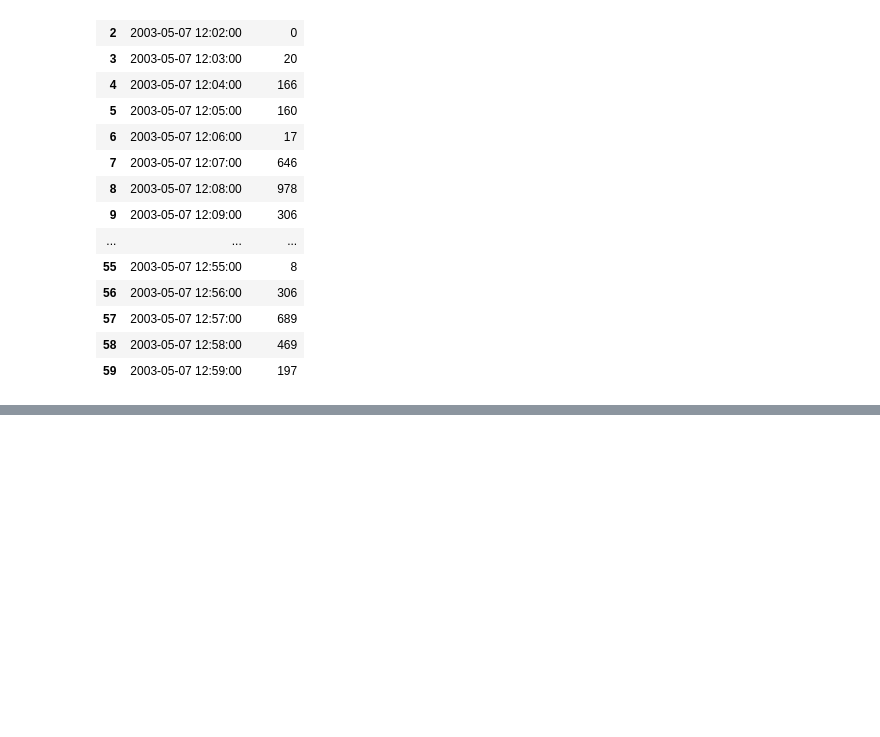
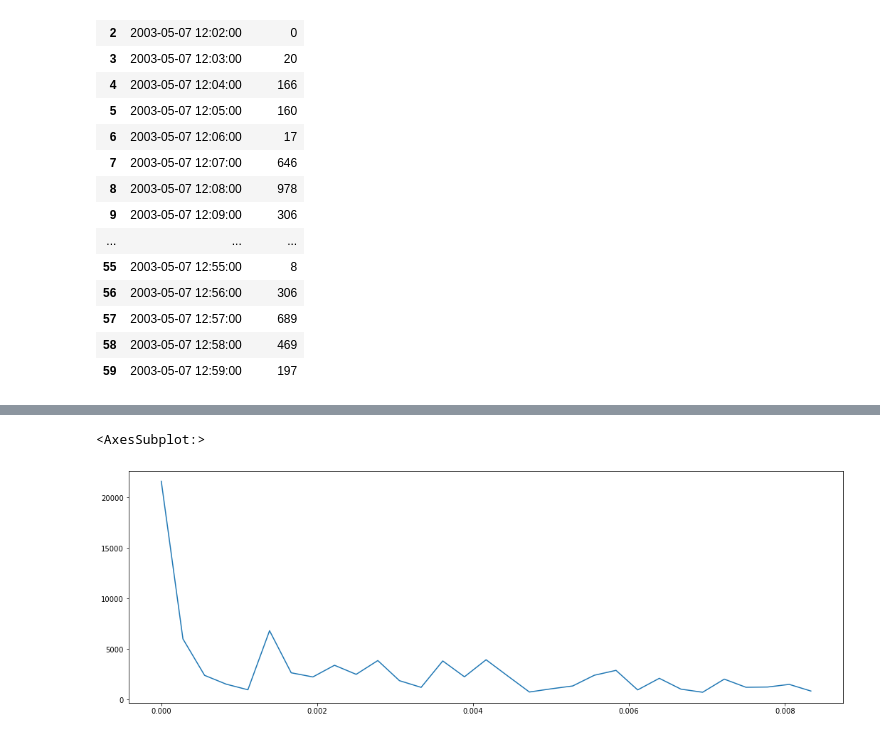
Before and after one commit to mattlegro/MDD-Classification-Project, a Jupyter notebook: preprocessing_and_features.ipynb, the cells around one changed output, grey strips where cells are left out. Drawn from its saved outputs; the diff is of its cells as text; code cells hidden in the pictures; blank space fills up the shorter version.

```diff
--- a/preprocessing_and_features.ipynb
+++ b/preprocessing_and_features.ipynb
@@ -205,0 +226,7 @@ sns.lineplot(y=peaks_arr,x=freq_arr)
+# %%
+peaks_arr = abs(np.fft.rfft(condition_dfs['condition_2'][:60].activity))
+fig7, ax7 = plt.subplots(figsize = (18,6))
+sns.lineplot(y=peaks_arr,x=freq_arr)
+# %% [output]
+<AxesSubplot:>
+[figure, added]
```
Also changed, not shown: parts of 77 cells of this notebook.
